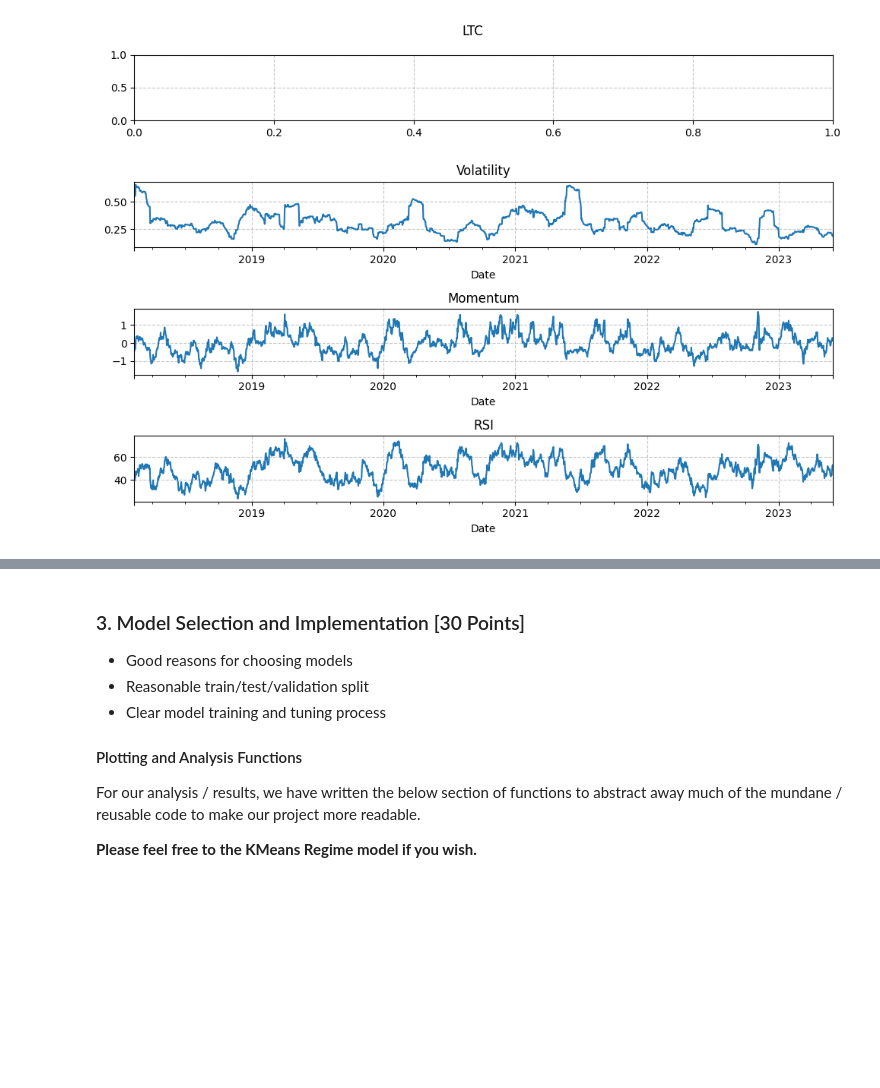
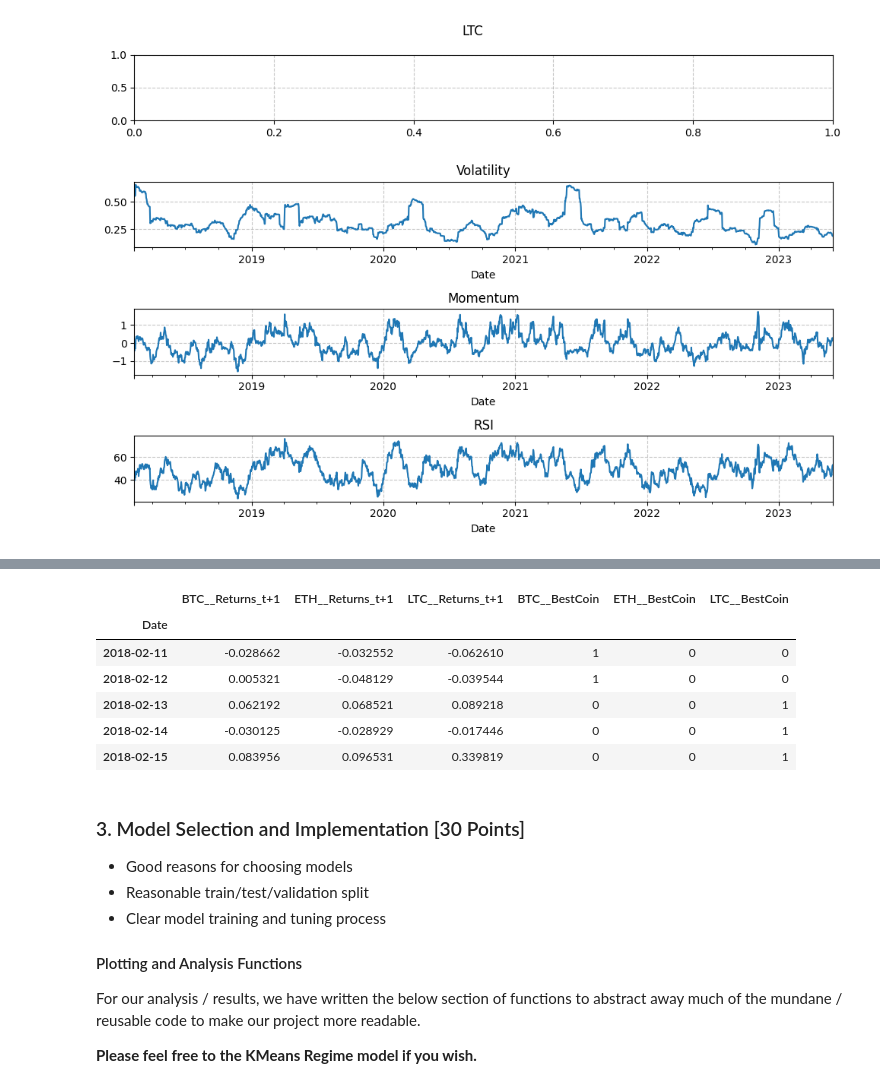
Before and after one commit to Ryanmilgrim/cfrm521_project, a Jupyter notebook: CFRM 521 Final Project.ipynb, the cells around one changed output, grey strips where cells are left out. Drawn from its saved outputs; the diff is of its cells as text; code cells hidden in the pictures; blank space fills up the shorter version.

```diff
--- a/CFRM 521 Final Project.ipynb
+++ b/CFRM 521 Final Project.ipynb
@@ -224,3 +230,27 @@ for coin in coins:
+# %%
+# Creating a target variable dataset for future predictions
+data_target = data[[f'{coin}__Returns' for coin in coins]].shift(1)
+data_target = data_target.rename(columns={f'{coin}__Returns': f'{coin}__Returns_t+1' for coin in coins})
+
+# Creating a binary target variable for each coin
+best_coin_return = data_target.max(axis=1)
+for coin in coins:
+    data_target[f'{coin}__BestCoin'] = (data_target[f'{coin}__Returns_t+1'] == best_coin_return).astype(int)
+
+# Dropping the missing row and realigning the data
+data_target = data_target.dropna()
+data = data.loc[data_target.index]
+
+# Display the target variable dataset
+data_target.head()
+# %% [output]
+|  | BTC__Returns_t+1 | ETH__Returns_t+1 | LTC__Returns_t+1 | BTC__BestCoin | ETH__BestCoin | LTC__BestCoin |
+| Date |  |  |  |  |  |  |
+| 2018-02-11 | -0.028662 | -0.032552 | -0.062610 | 1 | 0 | 0 |
+| 2018-02-12 | 0.005321 | -0.048129 | -0.039544 | 1 | 0 | 0 |
+| 2018-02-13 | 0.062192 | 0.068521 | 0.089218 | 0 | 0 | 1 |
+| 2018-02-14 | -0.030125 | -0.028929 | -0.017446 | 0 | 0 | 1 |
+| 2018-02-15 | 0.083956 | 0.096531 | 0.339819 | 0 | 0 | 1 |
 # %% [markdown]
 ### 3. Model Selection and Implementation [30 Points]
 
```
Also changed, not shown: parts of 15 cells of this notebook.
